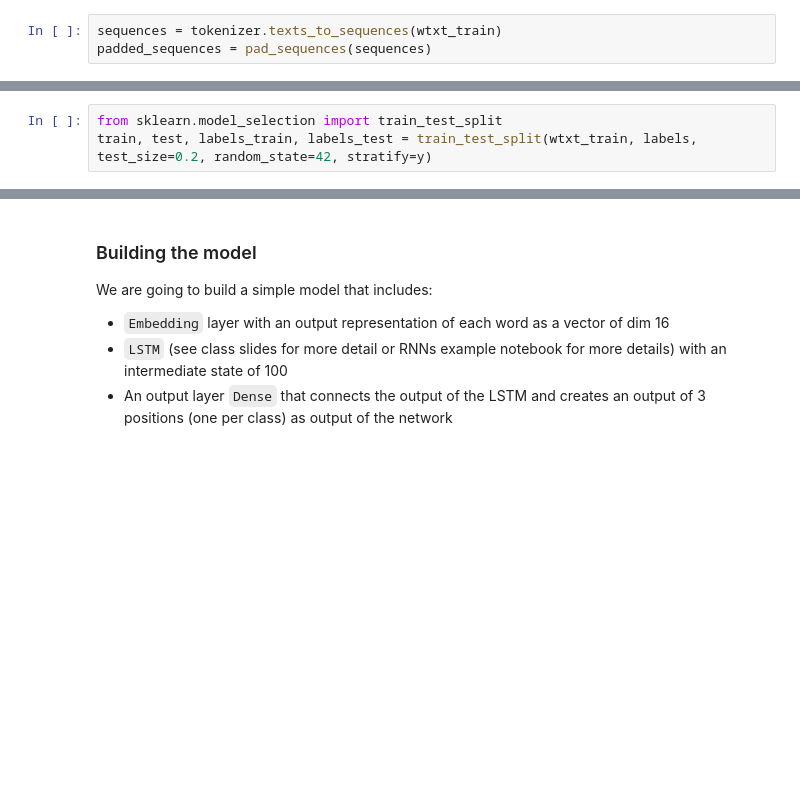
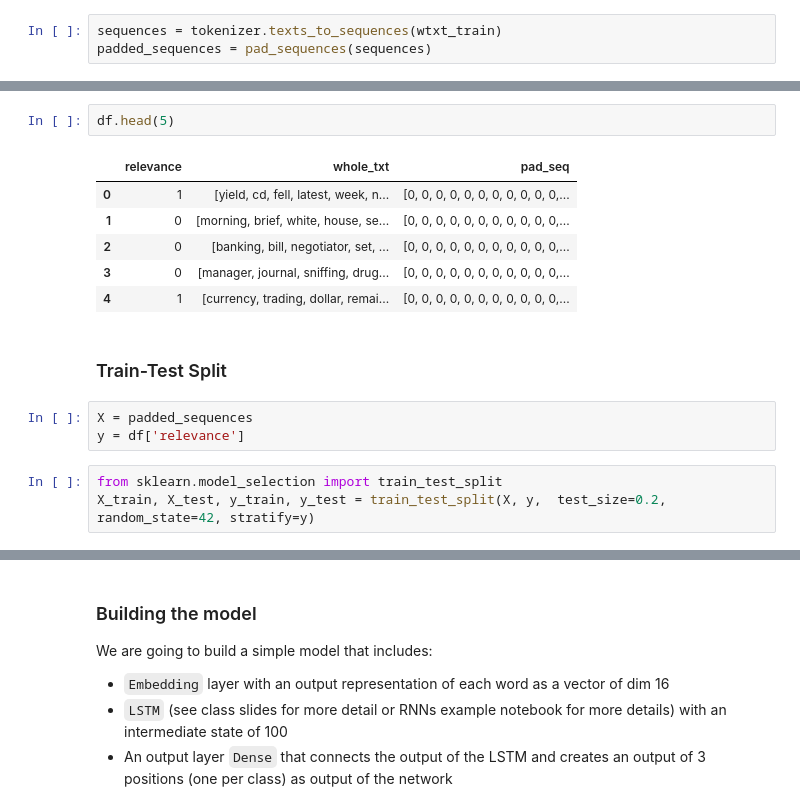
Before and after one commit to efeperro/Spotting-Economy-News, a Jupyter notebook: RNN_Model_Basic.ipynb, the cells around one changed output, grey strips where cells are left out. Saved outputs shown, nothing was run; the diff lists cells and outputs as text; blank space fills up the shorter version.

```diff
--- a/RNN_Model_Basic.ipynb
+++ b/RNN_Model_Basic.ipynb
@@ -222,3 +261,17 @@ array([[   0,    0,    0, ...,  382,   20, 2616],
+# %%
+df.head(5)
+# %% [output]
+|  | relevance | whole_txt | pad_seq |
+| 0 | 1 | [yield, cd, fell, latest, week, n... | [0, 0, 0, 0, 0, 0, 0, 0, 0, 0, 0,... |
+| 1 | 0 | [morning, brief, white, house, se... | [0, 0, 0, 0, 0, 0, 0, 0, 0, 0, 0,... |
+| 2 | 0 | [banking, bill, negotiator, set, ... | [0, 0, 0, 0, 0, 0, 0, 0, 0, 0, 0,... |
+| 3 | 0 | [manager, journal, sniffing, drug... | [0, 0, 0, 0, 0, 0, 0, 0, 0, 0, 0,... |
+| 4 | 1 | [currency, trading, dollar, remai... | [0, 0, 0, 0, 0, 0, 0, 0, 0, 0, 0,... |
+# %% [markdown]
+### Train-Test Split
+# %%
+X = padded_sequences
+y = df['relevance']
 # %%
 from sklearn.model_selection import train_test_split
-train, test, labels_train, labels_test = train_test_split(wtxt_train, labels,  test_size=0.2, random_state=42, stratify=y)
+X_train, X_test, y_train, y_test = train_test_split(X, y,  test_size=0.2, random_state=42, stratify=y)
```
Also changed, not shown: parts of 47 cells of this notebook.
